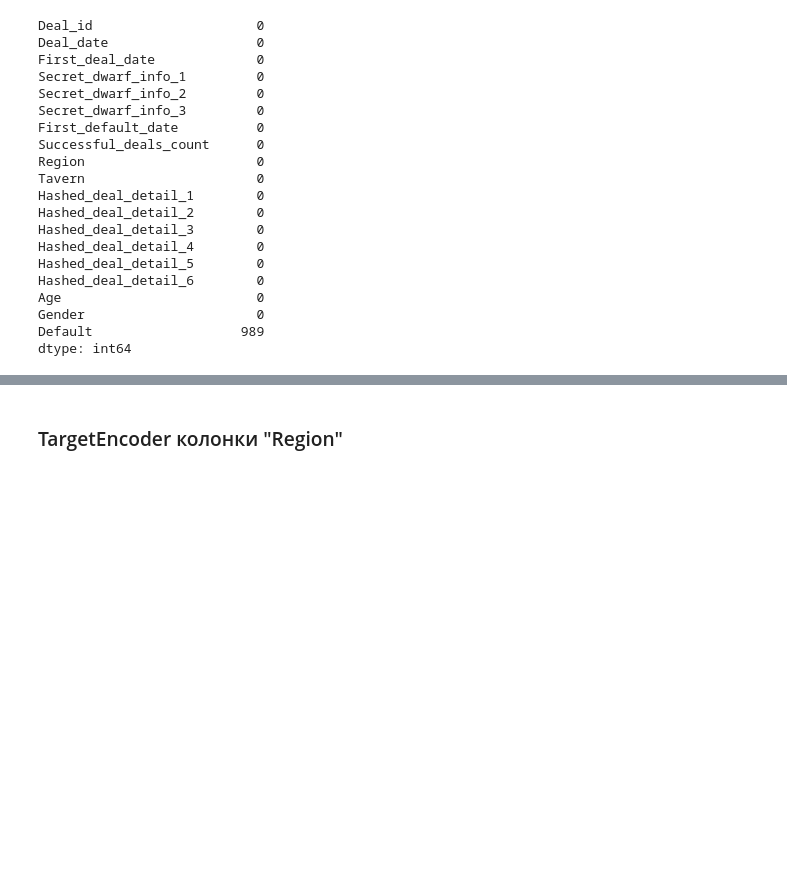
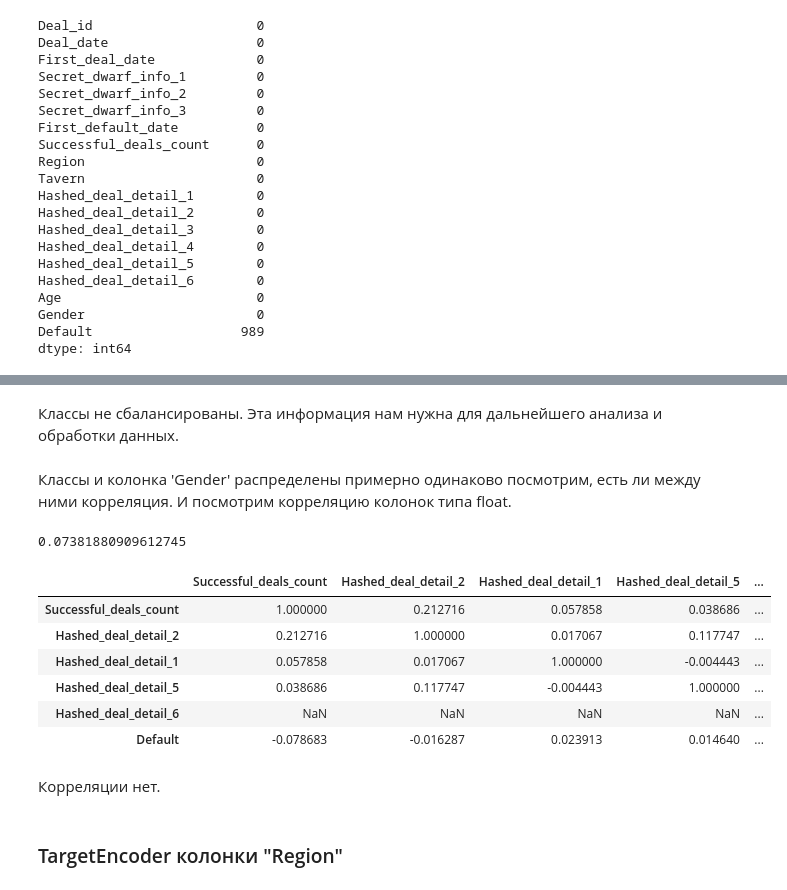
Before and after one commit to sergeycommit/example_default_classification, a Jupyter notebook: DefaultClassification.ipynb, the cells around one changed output, grey strips where cells are left out. Drawn from its saved outputs; the diff is of its cells as text; code cells hidden in the pictures; blank space fills up the shorter version.

```diff
--- a/DefaultClassification.ipynb
+++ b/DefaultClassification.ipynb
@@ -148,3 +156,24 @@ dtype: int64
+# %% [markdown]
+Классы не сбалансированы. Эта информация нам нужна для дальнейшего анализа и обработки данных.
+# %% [markdown]
+Классы и колонка 'Gender' распределены примерно одинаково посмотрим, есть ли между ними корреляция. И посмотрим корреляцию колонок типа float.
+# %%
+correlation = df['Default'].corr(df['Gender'].replace(['Male', 'Female'],[1, 0]))
+correlation
+# %% [output]
+0.07381880909612745
+# %%
+df[['Successful_deals_count', 'Hashed_deal_detail_2', 'Hashed_deal_detail_1', 'Hashed_deal_detail_5', 'Hashed_deal_detail_6', 'Default']].corr()
+# %% [output]
+|  | Successful_deals_count | Hashed_deal_detail_2 | Hashed_deal_detail_1 | Hashed_deal_detail_5 | ... |
+| Successful_deals_count | 1.000000 | 0.212716 | 0.057858 | 0.038686 | ... |
+| Hashed_deal_detail_2 | 0.212716 | 1.000000 | 0.017067 | 0.117747 | ... |
+| Hashed_deal_detail_1 | 0.057858 | 0.017067 | 1.000000 | -0.004443 | ... |
+| Hashed_deal_detail_5 | 0.038686 | 0.117747 | -0.004443 | 1.000000 | ... |
+| Hashed_deal_detail_6 | NaN | NaN | NaN | NaN | ... |
+| Default | -0.078683 | -0.016287 | 0.023913 | 0.014640 | ... |
+# %% [markdown]
+Корреляции нет.
 # %% [markdown]
 ### TargetEncoder колонки "Region"
 # %% [markdown]
```
Also changed, not shown: parts of 21 cells of this notebook.
